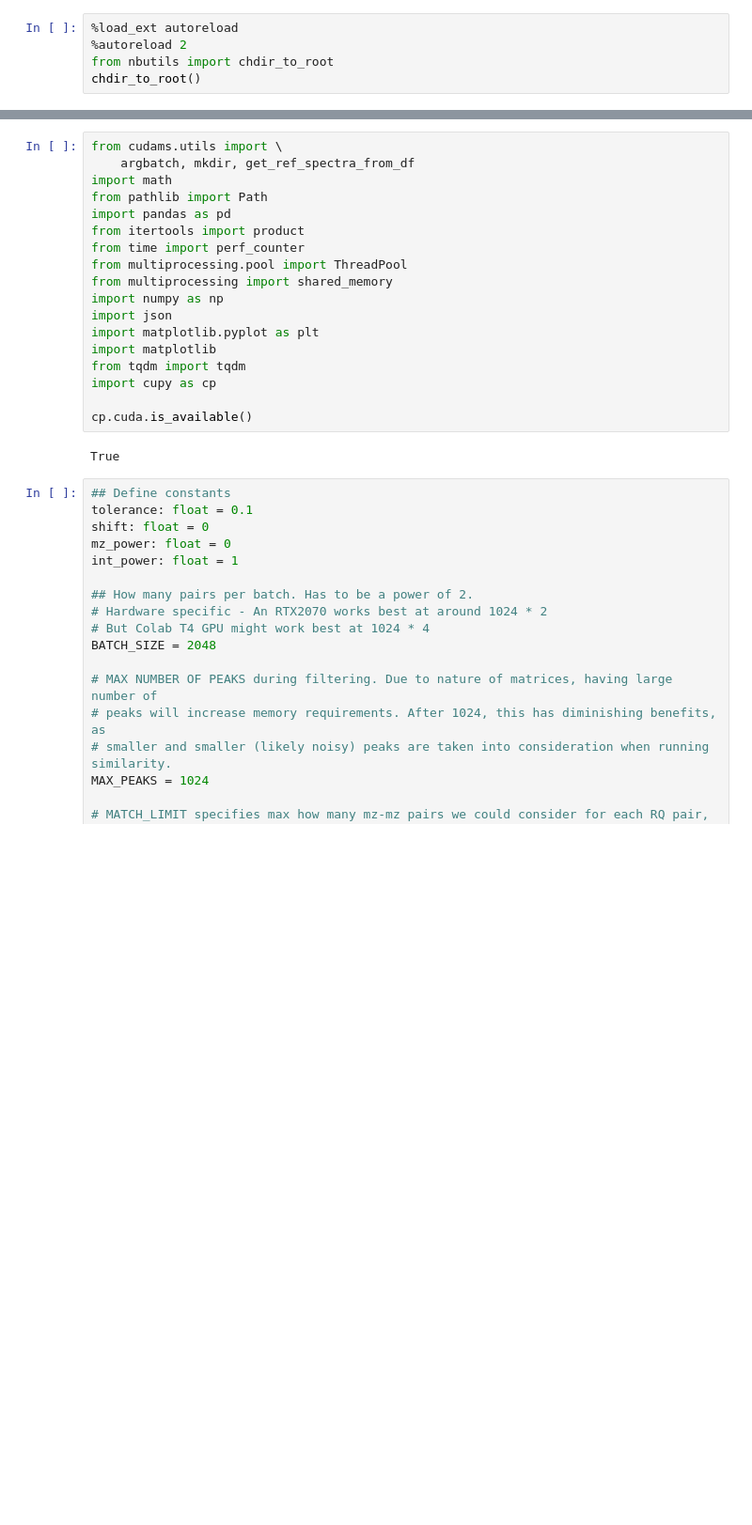
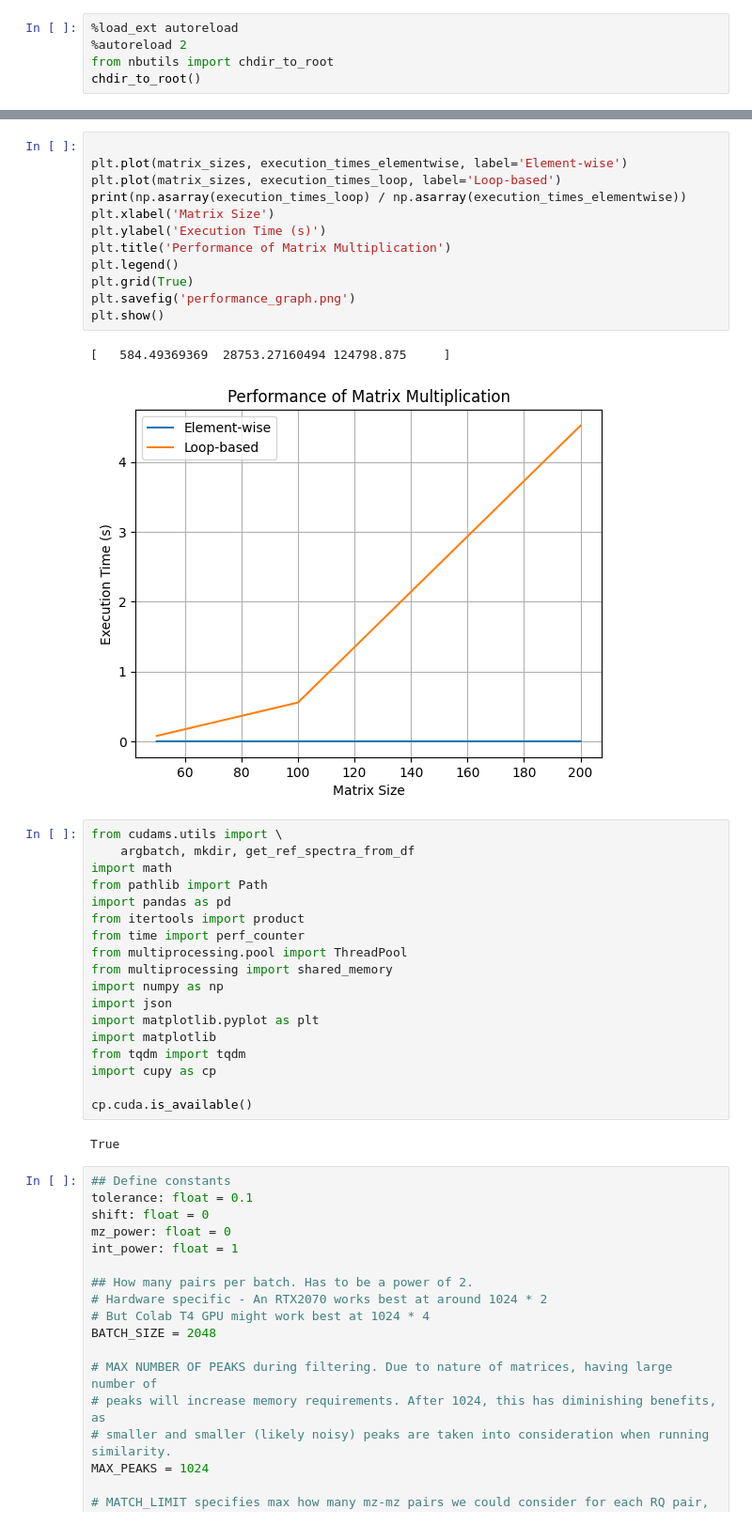
Before and after one commit to tornikeo/cosine-similarity, a Jupyter notebook: notebooks/performance/performance_cupy_sparse.ipynb, the cells around one changed output, grey strips where cells are left out. Shown at 94% size. Drawn from its saved outputs; the diff is of its cells as text; blank space fills up the shorter version.

```diff
--- a/notebooks/performance/performance_cupy_sparse.ipynb
+++ b/notebooks/performance/performance_cupy_sparse.ipynb
@@ -6,3 +44,18 @@ chdir_to_root()
+# %%
+
+plt.plot(matrix_sizes, execution_times_elementwise, label='Element-wise')
+plt.plot(matrix_sizes, execution_times_loop, label='Loop-based')
+print(np.asarray(execution_times_loop) / np.asarray(execution_times_elementwise))
+plt.xlabel('Matrix Size')
+plt.ylabel('Execution Time (s)')
+plt.title('Performance of Matrix Multiplication')
+plt.legend()
+plt.grid(True)
+plt.savefig('performance_graph.png')
+plt.show()
+# %% [output]
+[   584.49369369  28753.27160494 124798.875     ]
+[figure, added]
 # %%
 from cudams.utils import \
     argbatch, mkdir, get_ref_spectra_from_df
```
Also changed, not shown: parts of 1 cell of this notebook, 3 other files.
